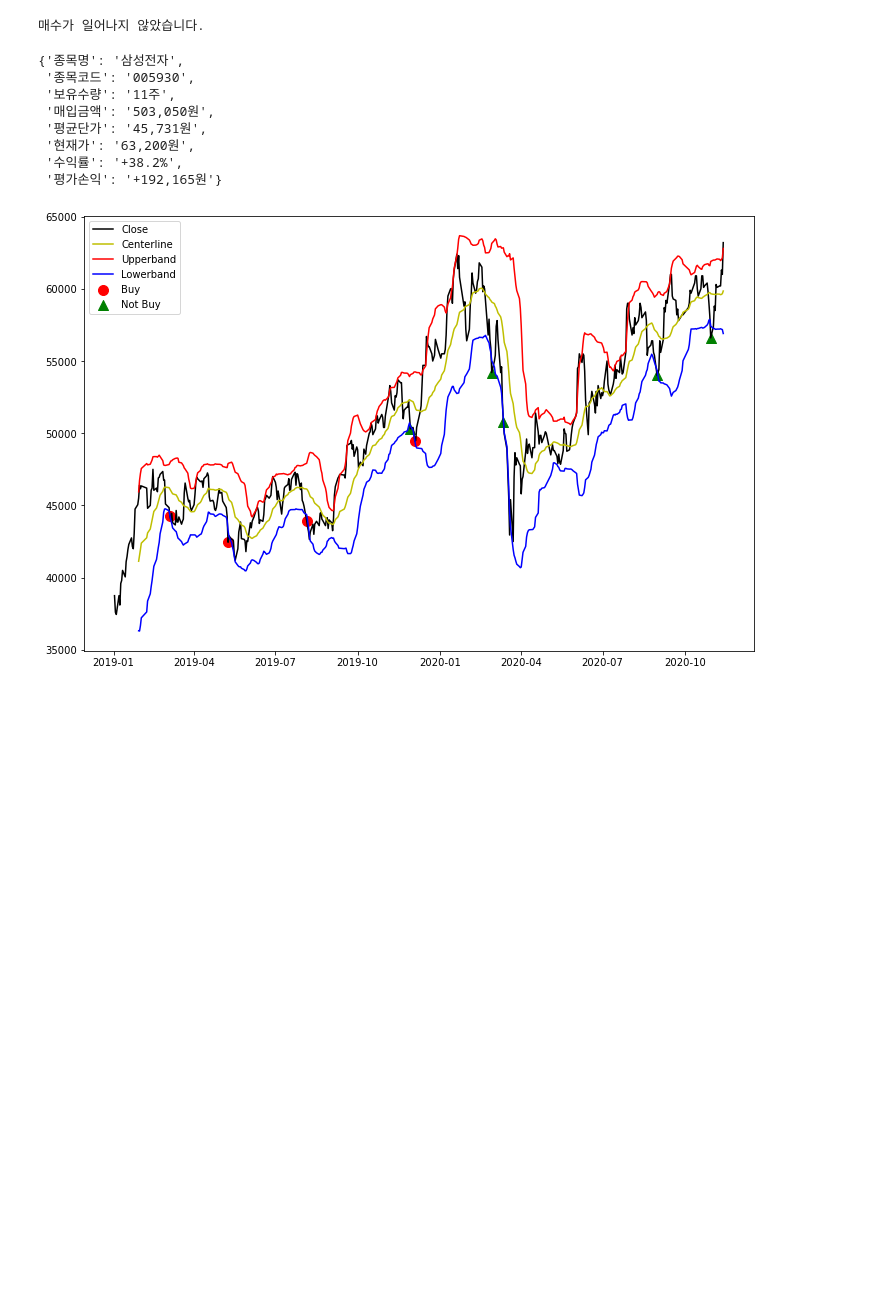
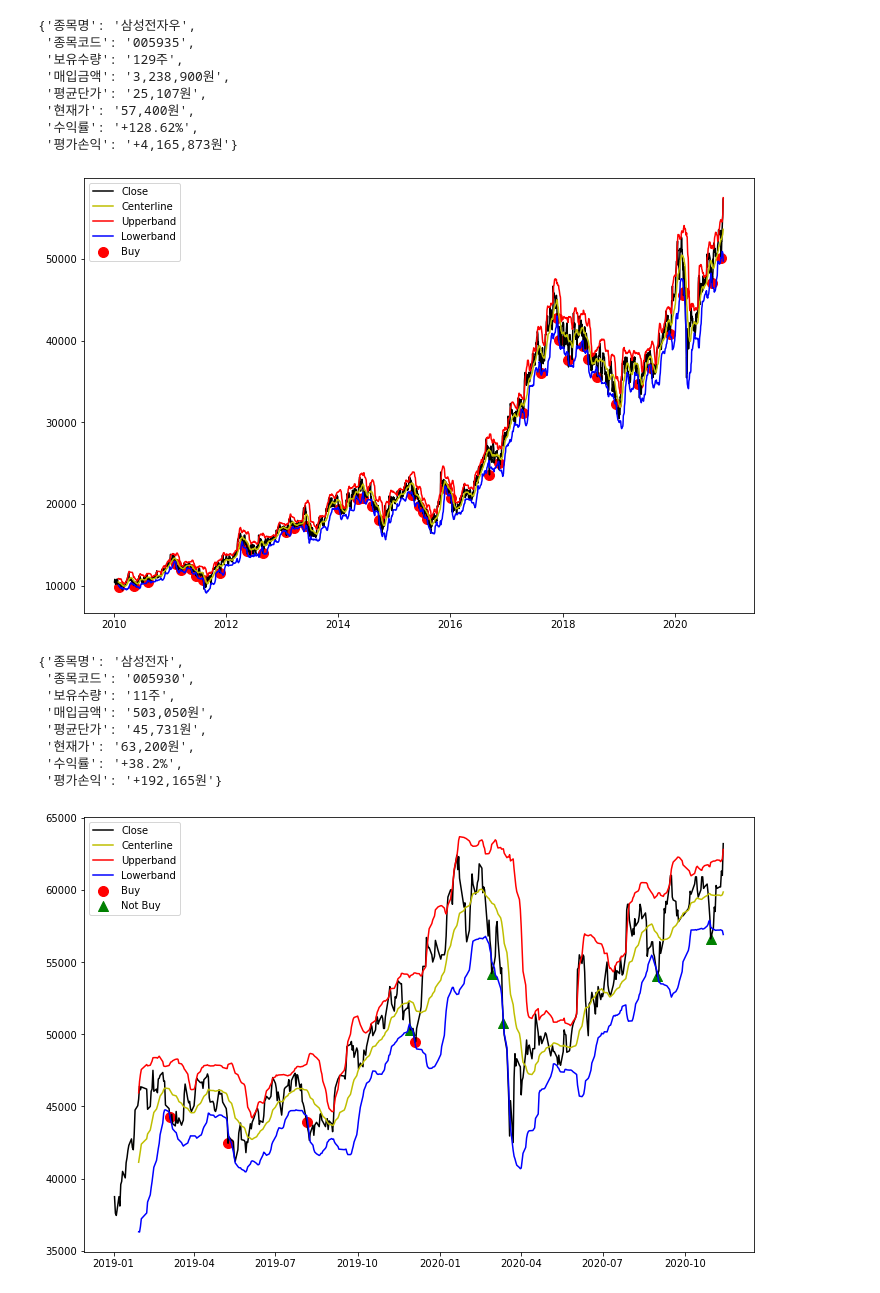
Before and after one commit to jjjCHA/stock_back_testing, a Jupyter notebook: get_bollinger_band_back_testing.ipynb, the cells around one changed output. Cells and saved outputs as stored; diff of their text form; code cells hidden in the pictures; blank space fills up the shorter version.

```diff
--- a/get_bollinger_band_back_testing.ipynb
+++ b/get_bollinger_band_back_testing.ipynb
@@ -197,10 +197,18 @@ def get_bollinger_band_back_testing_by_num(
 
     else:
         print("데이터가 없습니다.")
-# %%
-get_bollinger_band_back_testing_by_num("005930", num_buy=2)
-# %% [output]
-매수가 일어나지 않았습니다.
+# %%
+get_bollinger_band_back_testing_by_num("005935", "2010-01-01", num_buy=1)
+# %% [output]
+{'종목명': '삼성전자우',
+ '종목코드': '005935',
+ '보유수량': '129주',
+ '매입금액': '3,238,900원',
+ '평균단가': '25,107원',
+ '현재가': '57,400원',
+ '수익률': '+128.62%',
+ '평가손익': '+4,165,873원'}
+[figure, added]
 # %%
 def get_bollinger_band_back_testing_by_price(
     symbol:str="005930",
```
Also changed, not shown: 1 other file.
